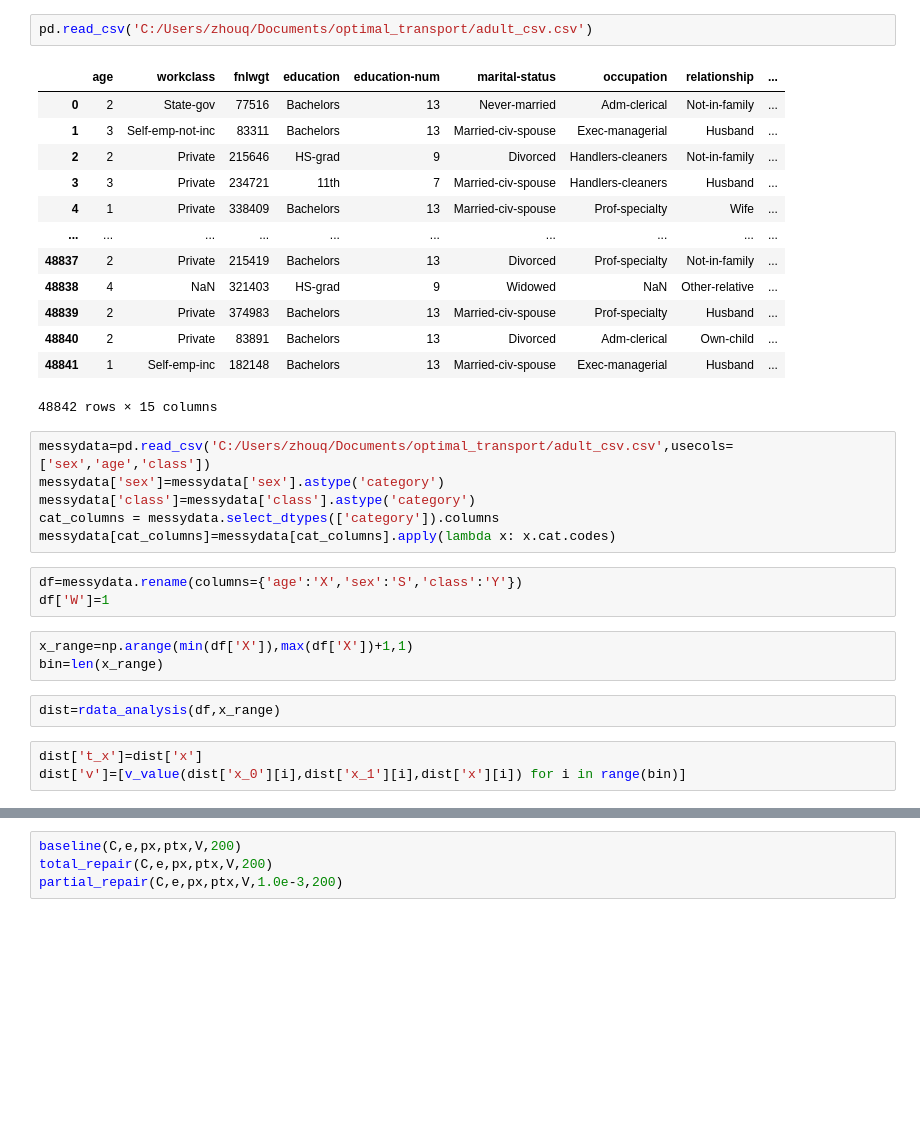
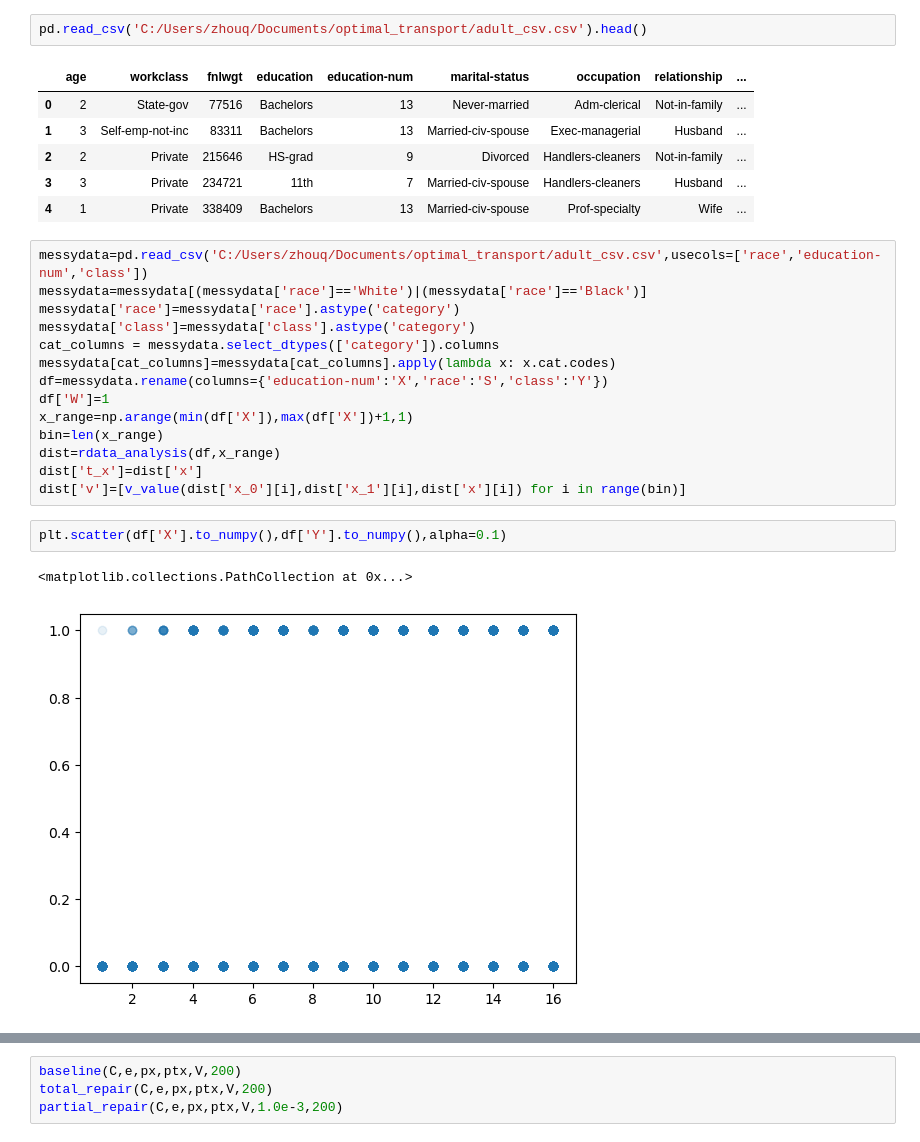
Before and after one commit to Quan-Zhou/OT_Debiasing, a Jupyter notebook: Dykstra_fromadult.ipynb, the cells around one changed output, grey strips where cells are left out. Saved outputs shown, nothing was run; the diff lists cells and outputs as text; blank space fills up the shorter version.

```diff
--- a/Dykstra_fromadult.ipynb
+++ b/Dykstra_fromadult.ipynb
@@ -266,33 +295,28 @@ def rdata_analysis(rdata,x_range):
 # %%
-pd.read_csv('C:/Users/zhouq/Documents/optimal_transport/adult_csv.csv')
+pd.read_csv('C:/Users/zhouq/Documents/optimal_transport/adult_csv.csv').head()
 # %% [output]
 |  | age | workclass | fnlwgt | education | education-num | marital-status | occupation | relationship | ... |
 | 0 | 2 | State-gov | 77516 | Bachelors | 13 | Never-married | Adm-clerical | Not-in-family | ... |
 | 1 | 3 | Self-emp-not-inc | 83311 | Bachelors | 13 | Married-civ-spouse | Exec-managerial | Husband | ... |
 | 2 | 2 | Private | 215646 | HS-grad | 9 | Divorced | Handlers-cleaners | Not-in-family | ... |
 | 3 | 3 | Private | 234721 | 11th | 7 | Married-civ-spouse | Handlers-cleaners | Husband | ... |
 | 4 | 1 | Private | 338409 | Bachelors | 13 | Married-civ-spouse | Prof-specialty | Wife | ... |
-| ... | ... | ... | ... | ... | ... | ... | ... | ... | ... |
-| 48837 | 2 | Private | 215419 | Bachelors | 13 | Divorced | Prof-specialty | Not-in-family | ... |
-| 48838 | 4 | NaN | 321403 | HS-grad | 9 | Widowed | NaN | Other-relative | ... |
-| 48839 | 2 | Private | 374983 | Bachelors | 13 | Married-civ-spouse | Prof-specialty | Husband | ... |
-| 48840 | 2 | Private | 83891 | Bachelors | 13 | Divorced | Adm-clerical | Own-child | ... |
-| 48841 | 1 | Self-emp-inc | 182148 | Bachelors | 13 | Married-civ-spouse | Exec-managerial | Husband | ... |
-48842 rows × 15 columns
 # %%
-messydata=pd.read_csv('C:/Users/zhouq/Documents/optimal_transport/adult_csv.csv',usecols=['sex','age','class'])
-messydata['sex']=messydata['sex'].astype('category')
+messydata=pd.read_csv('C:/Users/zhouq/Documents/optimal_transport/adult_csv.csv',usecols=['race','education-num','class'])
+messydata=messydata[(messydata['race']=='White')|(messydata['race']=='Black')]
+messydata['race']=messydata['race'].astype('category')
 messydata['class']=messydata['class'].astype('category')
 cat_columns = messydata.select_dtypes(['category']).columns
 messydata[cat_columns]=messydata[cat_columns].apply(lambda x: x.cat.codes)
+df=messydata.rename(columns={'education-num':'X','race':'S','class':'Y'})
+df['W']=1
+x_range=np.arange(min(df['X']),max(df['X'])+1,1)
+bin=len(x_range)
+dist=rdata_analysis(df,x_range)
+dist['t_x']=dist['x']
+dist['v']=[v_value(dist['x_0'][i],dist['x_1'][i],dist['x'][i]) for i in range(bin)]
-# %%
-df=messydata.rename(columns={'age':'X','sex':'S','class':'Y'})
-df['W']=1
-# %%
-x_range=np.arange(min(df['X']),max(df['X'])+1,1)
-bin=len(x_range)
-# %%
-dist=rdata_analysis(df,x_range)
-# %%
-dist['t_x']=dist['x']
-dist['v']=[v_value(dist['x_0'][i],dist['x_1'][i],dist['x'][i]) for i in range(bin)]
+# %%
+plt.scatter(df['X'].to_numpy(),df['Y'].to_numpy(),alpha=0.1)
+# %% [output]
+<matplotlib.collections.PathCollection at 0x...>
+[figure, added]
```
Also changed, not shown: parts of 21 cells of this notebook.
